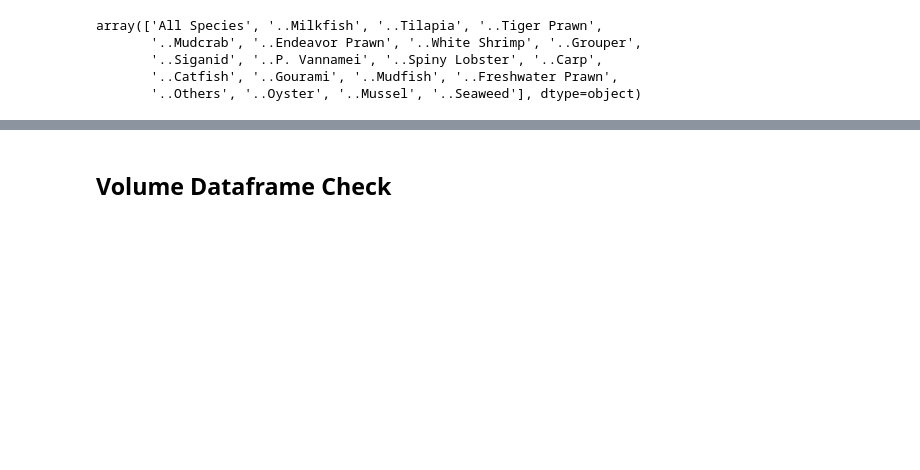
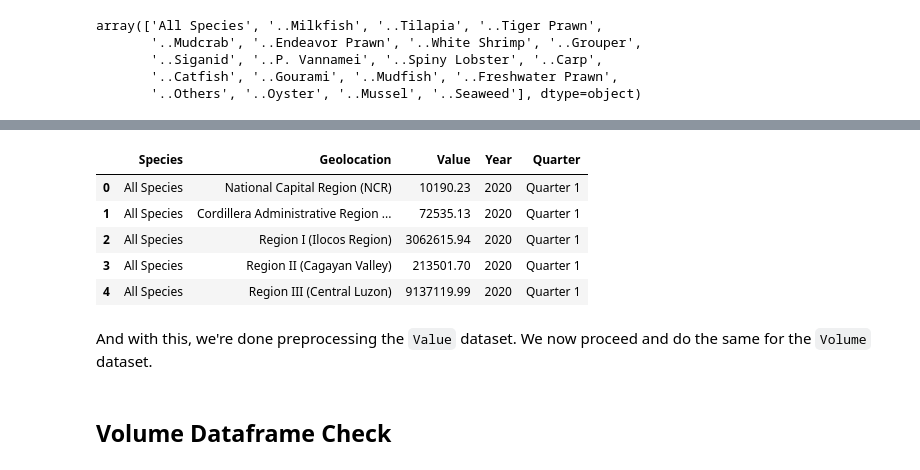
Before and after one commit to jcfrongoso/cs132-final-project, a Jupyter notebook: static/data-preprocessing-proper.ipynb, the cells around one changed output, grey strips where cells are left out. Cells and saved outputs as stored; diff of their text form; code cells hidden in the pictures; blank space fills up the shorter version.

```diff
--- a/static/data-preprocessing-proper.ipynb
+++ b/static/data-preprocessing-proper.ipynb
@@ -92,2 +296,17 @@ value_df = value_df.melt(['Species', 'Geolocation'], var_name="Year-Quarter", va
+# %%
+value_df['Year'] = value_df['Year-Quarter'].str[:4]
+value_df['Quarter'] = value_df['Year-Quarter'].str[4:]
+value_df.drop(['Year-Quarter'], axis=1, inplace=True)
+# %%
+value_df.head()
+# %% [output]
+|  | Species | Geolocation | Value | Year | Quarter |
+| 0 | All Species | National Capital Region (NCR) | 10190.23 | 2020 | Quarter 1 |
+| 1 | All Species | Cordillera Administrative Region ... | 72535.13 | 2020 | Quarter 1 |
+| 2 | All Species | Region I (Ilocos Region) | 3062615.94 | 2020 | Quarter 1 |
+| 3 | All Species | Region II (Cagayan Valley) | 213501.70 | 2020 | Quarter 1 |
+| 4 | All Species | Region III (Central Luzon) | 9137119.99 | 2020 | Quarter 1 |
+# %% [markdown]
+And with this, we're done preprocessing the `Value` dataset. We now proceed and do the same for the `Volume` dataset.
 # %% [markdown]
 ## Volume Dataframe Check
```
Also changed, not shown: parts of 57 cells of this notebook, 4 other files.
